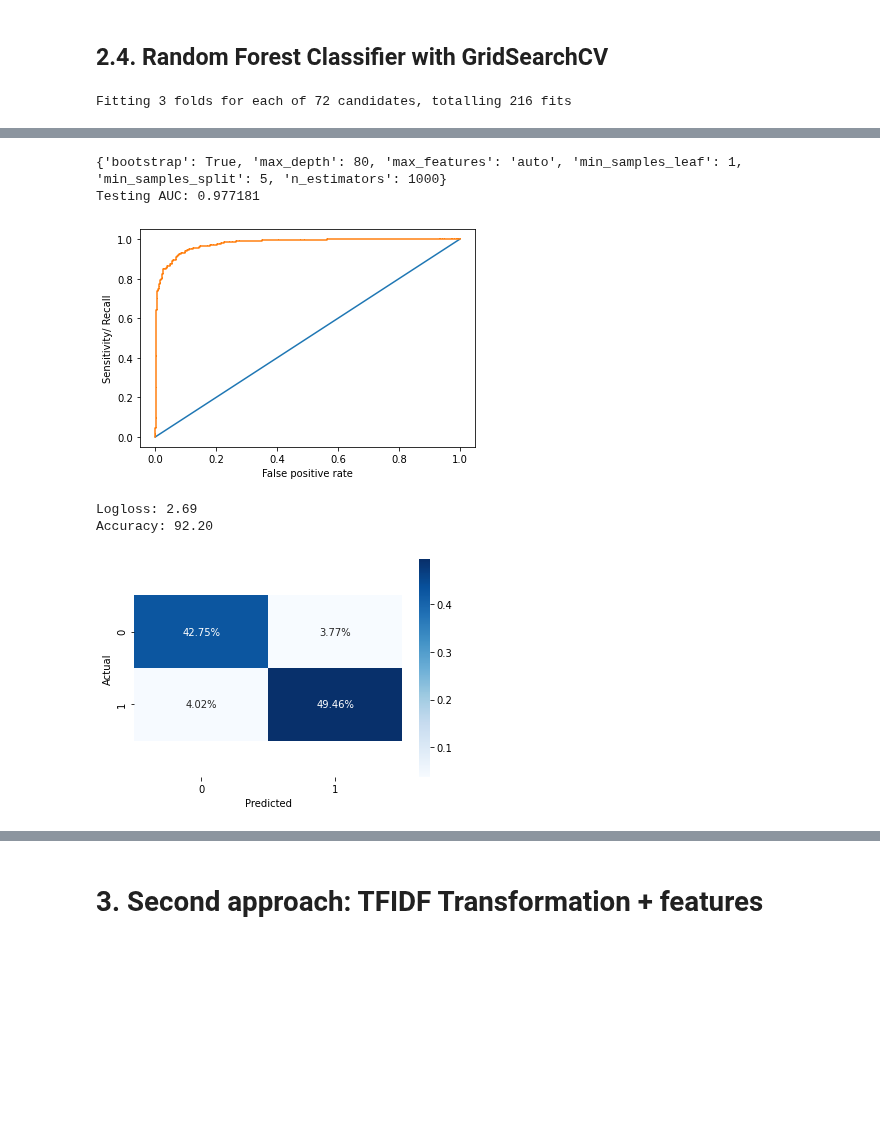
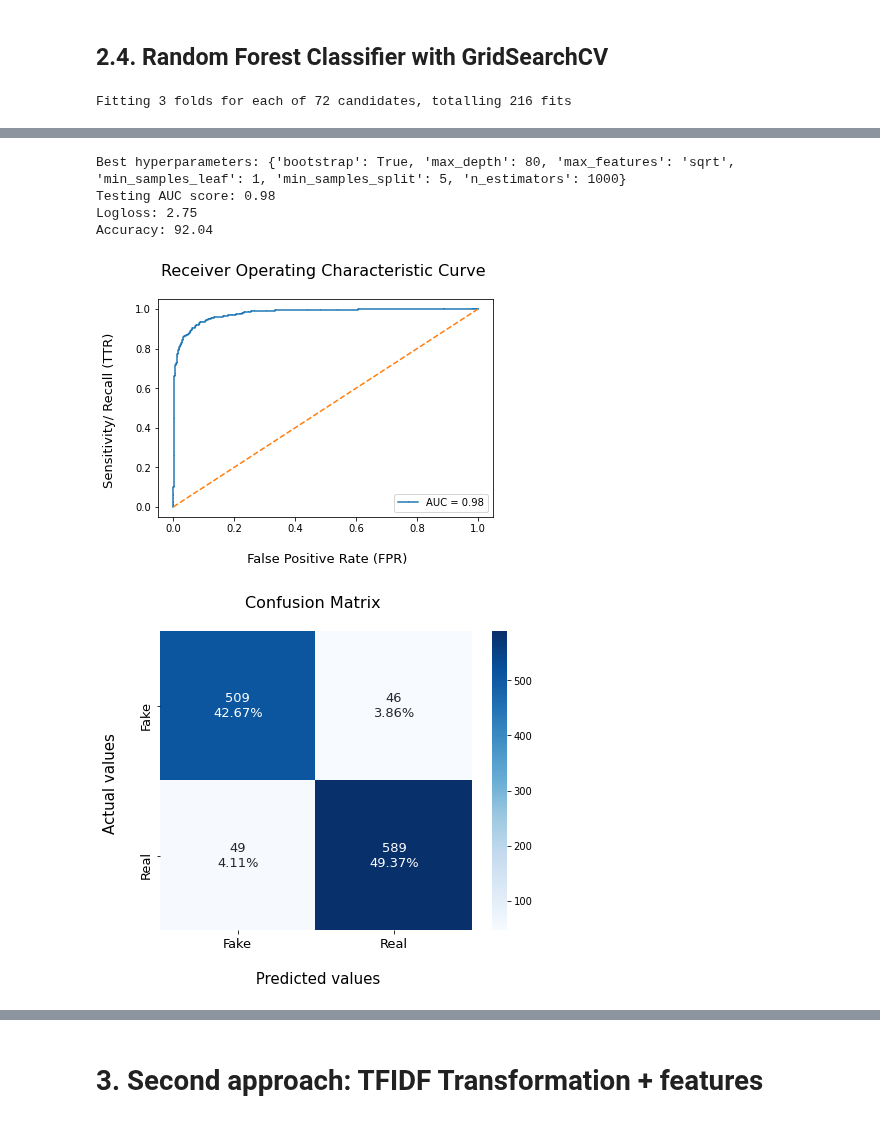
Before and after one commit to pipe11/TFM_fake_news_detector, a Jupyter notebook: models/11_final_notebook_models_explained.ipynb, the cells around one changed output, grey strips where cells are left out. Drawn from its saved outputs; the diff is of its cells as text; code cells hidden in the pictures; blank space fills up the shorter version.

```diff
--- a/models/11_final_notebook_models_explained.ipynb
+++ b/models/11_final_notebook_models_explained.ipynb
@@ -223,16 +330,13 @@ Accuracy: 90.11
 # %% [markdown]
 ## 2.4. Random Forest Classifier with GridSearchCV
 # %%
-import itertools
 import seaborn as sns
 import pandas as pd
 import numpy as np
 from matplotlib import pyplot as plt
 
 from sklearn.ensemble import RandomForestClassifier
-from sklearn.model_selection import RandomizedSearchCV
 from sklearn.model_selection import train_test_split,  GridSearchCV
-from sklearn.model_selection import train_test_split
 from sklearn import metrics
 from sklearn.metrics import confusion_matrix, roc_curve, auc, roc_auc_score, accuracy_score, classification_report, log_loss
 
@@ -250,14 +354,13 @@ numeric_features = ['word_size_h', 'avg_syllables_word_h', 'unique_words_h', 'tt
 X = df[numeric_features].values
 tfvocab = df[numeric_features].columns.tolist()
 
-# Calculating level of imbalance for modelling
-imbalance_weight = y.value_counts(normalize = True)[0] / y.value_counts(normalize = True)[1]
-
 # Training and test set
 X_train, X_test, y_train, y_test = train_test_split(X, y, test_size = 0.3, random_state = 43)
 
 
-########### RF CLassifier ###########
+########### Random Forest CLassifier ###########
+
+# hyperparameters for the grid search
 
 param_grid = {
     'bootstrap': [True],
@@ -268,66 +371,37 @@ param_grid = {
     'n_estimators': [600, 800, 1000]
 }
 
+# classifier
+
 rf = RandomForestClassifier()
 
 grid_search = GridSearchCV(estimator = rf, param_grid = param_grid, cv = 3, n_jobs = -1, verbose = 2)
 grid_search.fit(X_train, y_train)
 
-print(grid_search.best_params_)
+print('Best hyperparameters:' , grid_search.best_params_)
 rf_model = grid_search.best_estimator_
+
 
 ########### Predictions and results ###########
 
-# predictions
+# prediction and results
 y_pred = rf_model.predict(X_test)
 probs = rf_model.predict_proba(X_test)
 probs = probs[:, 1]
 
-# testing AUC
-auc = roc_auc_score(y_test, probs)
-print('Testing AUC: %f' % auc)
-
-# roc curve calculation
-false_positive_rate, true_positive_rate, thresholds = roc_curve(y_test, probs)
-
-# plot the limits for no skill
-plt.plot([0, 1], [0, 1], linestyle = '-')
-
-# plot the roc curve
-plt.plot(false_positive_rate, true_positive_rate, marker = ',')
-plt.xlabel('False positive rate')
-plt.ylabel('Sensitivity/ Recall')
-plt.show();
-
-# accuracy score
-print('Logloss: %.2f' % (log_loss(y_test, y_pred)))
-print('Accuracy: %.2f' % (rf_model.score(X_test, y_test) * 100))
+prediction_results(rf_model, y_test, X_test, y_pred, probs)
 
 # confusion matrix
-cf_matrix = confusion_matrix(y_test, y_pred, labels = [0, 1])
-ax = sns.heatmap(cf_matrix / np.sum(cf_matrix), annot = True, fmt = '.2%', cmap = 'Blues')
 
-bottom, top = ax.get_ylim()
-ax.set_ylim(bottom + 0.5, top - 0.5)
-
-plt.ylabel('Actual')
-plt.xlabel('Predicted')
-plt.show();
+plot_confusion_matrix(y_test, y_pred)
 
 
 ########### Feature importance ###########
 
-dict_features = dict(enumerate(tfvocab))
-
-# feature importance with default names
-
 df_feature_importance = pd.DataFrame(rf_model.feature_importances_, index = tfvocab,
                                      columns = ['feature importance']).sort_values('feature importance')
 
-df_feature_all = pd.DataFrame([tree.feature_importances_ for tree in rf_model.estimators_], columns = tfvocab)
-df_feature_long = pd.melt(df_feature_all, var_name = 'feature name', value_name = 'values')
-
-fig, ax = plt.subplots(figsize = [10, 15])
+fig, ax = plt.subplots(figsize = [7, 10])
 df_feature_importance.plot(kind = 'barh', ax = ax, title = 'Random Forest Classifier Feature Importance');
 # %% [output]
 Fitting 3 folds for each of 72 candidates, totalling 216 fits
@@ -337,7 +411,7 @@ Fitting 3 folds for each of 72 candidates, totalling 216 fits
 [Parallel(n_jobs=-1)]: Done 216 out of 216 | elapsed:  3.1min finished
-{'bootstrap': True, 'max_depth': 80, 'max_features': 'auto', 'min_samples_leaf': 1, 'min_samples_split': 5, 'n_estimators': 1000}
-Testing AUC: 0.977181
+Best hyperparameters: {'bootstrap': True, 'max_depth': 80, 'max_features': 'sqrt', 'min_samples_leaf': 1, 'min_samples_split': 5, 'n_estimators': 1000}
+Testing AUC score: 0.98
+Logloss: 2.75
+Accuracy: 92.04
-[figure, old version]
+[figure, new version]
-Logloss: 2.69
-Accuracy: 92.20
-[figure, old version]
+[figure, new version]
```
Also changed, not shown: parts of 17 cells of this notebook.
